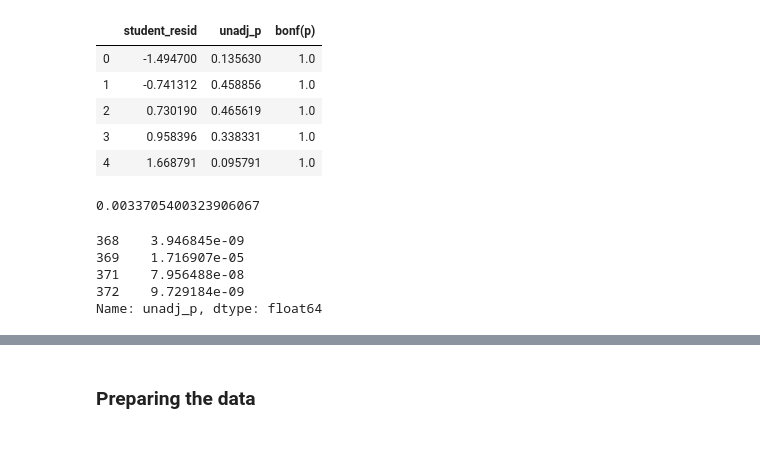
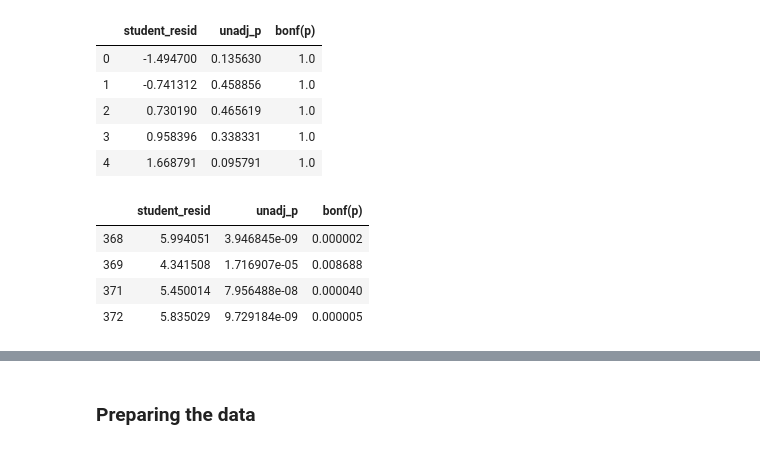
Before and after one commit to zoecahill1/machine-project, a Jupyter notebook: boston-dataset.ipynb, the cells around one changed output, grey strips where cells are left out. Cells and saved outputs as stored; diff of their text form; code cells hidden in the pictures.

Commit message:
edited t test

```diff
--- a/boston-dataset.ipynb
+++ b/boston-dataset.ipynb
@@ -890,18 +890,15 @@ test.head()
 | 2 | 0.730190 | 0.465619 | 1.0 |
 | 3 | 0.958396 | 0.338331 | 1.0 |
 | 4 | 1.668791 | 0.095791 | 1.0 |
-# %%
-test.student_resid.mean()
-# %% [output]
-0.0033705400323906067
-# %%
-test.unadj_p[test['unadj_p']<0.00005]
-# %% [output]
-368    3.946845e-09
-369    1.716907e-05
-371    7.956488e-08
-372    9.729184e-09
-Name: unadj_p, dtype: float64
+# %%
+#https://books.google.ie/books?id=dEqzDwAAQBAJ&pg=PA191&lpg=PA191&dq=get+bonf(p)+%3C0.05&source=bl&ots=vZZU9xdf0B&sig=ACfU3U0cap4F5mrvO2Ly2N0l-UD6JveuaA&hl=en&sa=X&ved=2ahUKEwip8f6UherlAhXtQ0EAHad5CBwQ6AEwD3oECAkQAQ#v=onepage&q&f=false
+test[test['bonf(p)']<0.05]
+# %% [output]
+|  | student_resid | unadj_p | bonf(p) |
+| 368 | 5.994051 | 3.946845e-09 | 0.000002 |
+| 369 | 4.341508 | 1.716907e-05 | 0.008688 |
+| 371 | 5.450014 | 7.956488e-08 | 0.000040 |
+| 372 | 5.835029 | 9.729184e-09 | 0.000005 |
 # %%
 drops = [368,369,371,372]
 df = df.drop(drops,axis=0)
```
Also changed, not shown: parts of 22 cells of this notebook.
